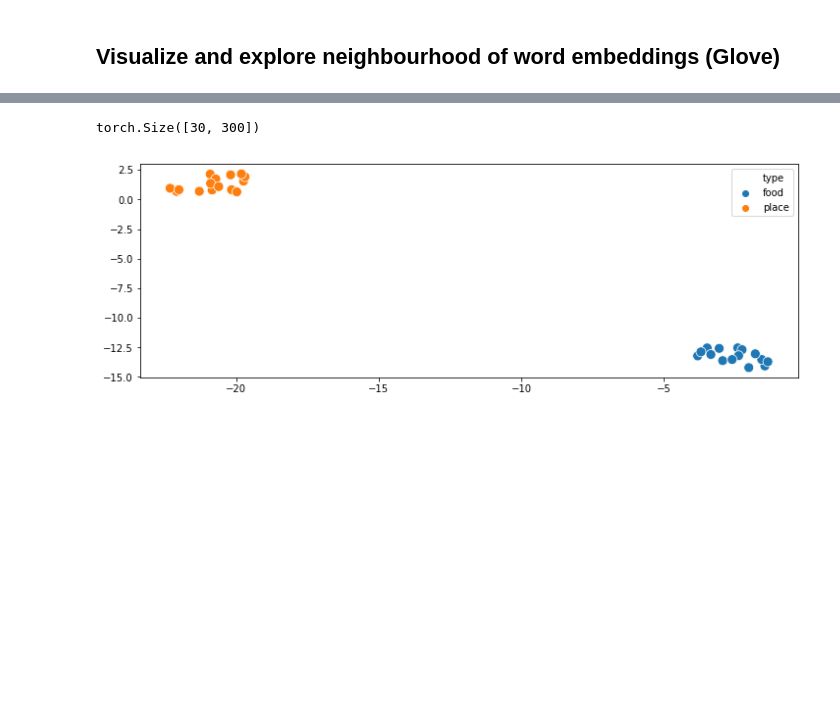
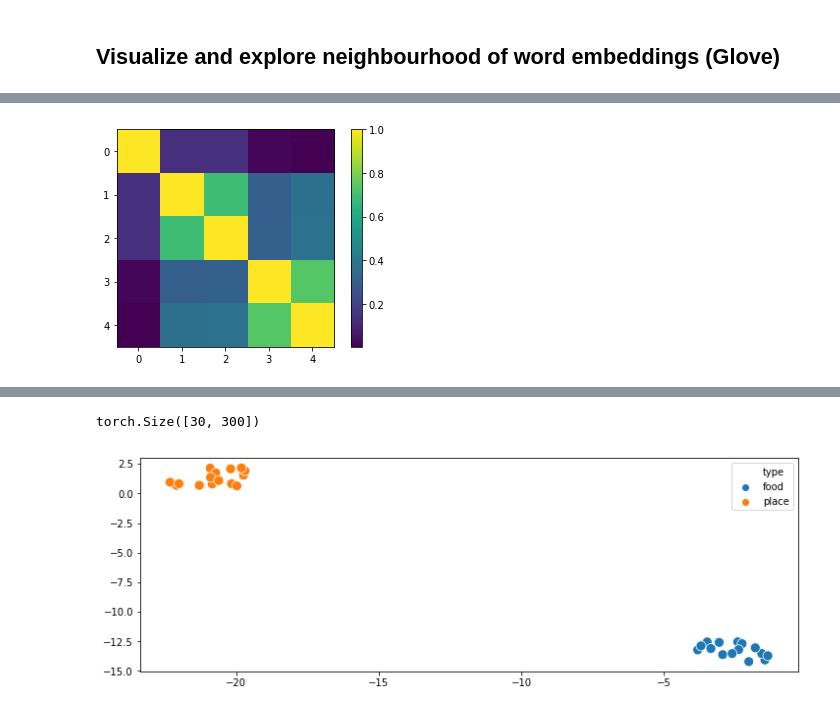
Before and after one commit to madhugopinathan/deep-nlu, a Jupyter notebook: word_embeddings.ipynb, the cells around one changed output, grey strips where cells are left out. Drawn from its saved outputs; the diff is of its cells as text; code cells hidden in the pictures; blank space fills up the shorter version.

```diff
--- a/word_embeddings.ipynb
+++ b/word_embeddings.ipynb
@@ -102,0 +87,5 @@ cosine_similarity('gurgaon','dosa')
+# %%
+E = torch.stack([get_word_vec(w) for w in words],
+            dim=0)
+# %%
+csim = mat_cosine_similarity(E)
@@ -103,3 +101,8 @@ cosine_similarity('gurgaon','dosa')
+# %%
+plt.imshow(csim)
+plt.colorbar();
+# %% [output]
+[figure, added]
 # %%
 foods = ['chapati','chana','bhatura','chole','dal',
          'poha','idli','upma','dosa','puri',
```
Also changed, not shown: parts of 84 cells of this notebook.
